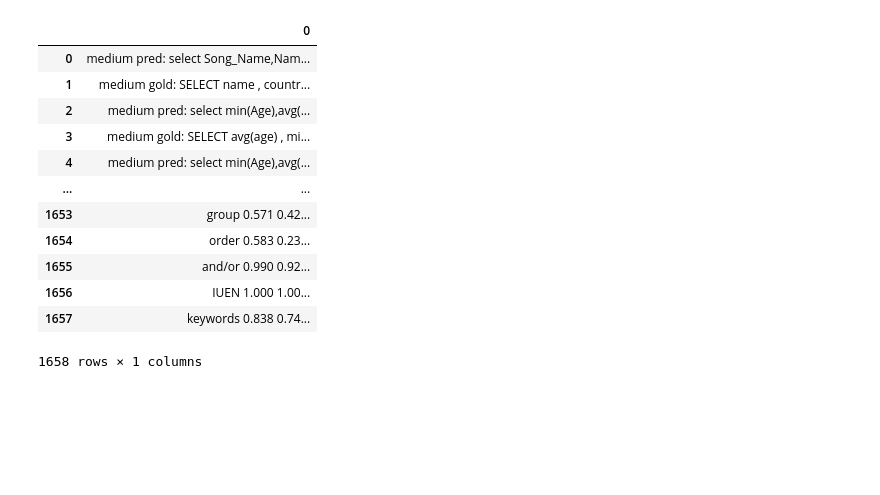
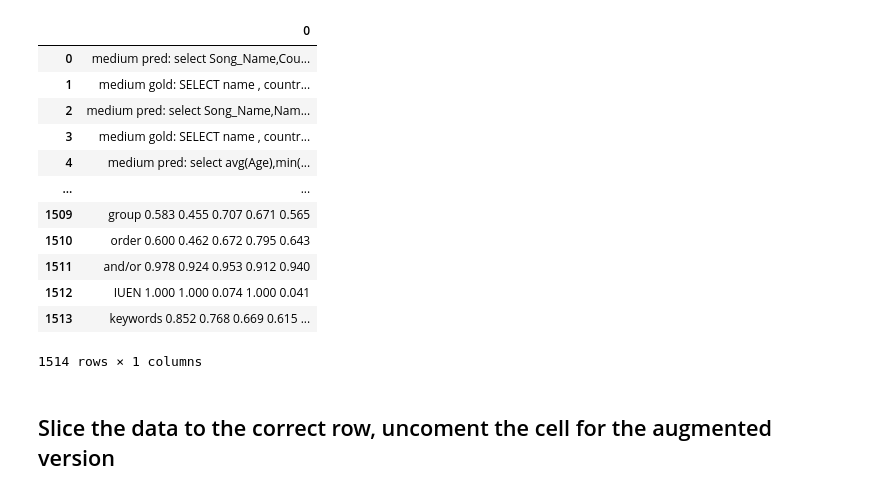
Before and after one commit to yuriyvnv/Neural-Rule-Based-model-for-Text-to-SQL, a Jupyter notebook: Results/EditSQLResults/reproduceResultsSyntaxSQL.ipynb, the cells around one changed output. Drawn from its saved outputs; the diff is of its cells as text; code cells hidden in the pictures; blank space fills up the shorter version.

Commit message:
Finalised the results for SyntaxSQLNet

```diff
--- a/Results/EditSQLResults/reproduceResultsSyntaxSQL.ipynb
+++ b/Results/EditSQLResults/reproduceResultsSyntaxSQL.ipynb
@@ -1,18 +9,18 @@
 # %%
 import pandas as pd
-data = pd.read_csv("/Users/yuriy/Downloads/generated_datasets/generated_data/saved_models/dev_result_eval.txt", sep="\t", header=None)
+data = pd.read_csv("/Users/yuriy/Downloads/generated_datasets/generated_data_augment/saved_models/dev_result_eval.txt", sep="\t", header=None)
 data
 # %% [output]
 |  | 0 |
-| 0 | medium pred: select Song_Name,Nam... |
+| 0 | medium pred: select Song_Name,Cou... |
 | 1 | medium gold: SELECT name , countr... |
-| 2 | medium pred: select min(Age),avg(... |
-| 3 | medium gold: SELECT avg(age) , mi... |
-| 4 | medium pred: select min(Age),avg(... |
+| 2 | medium pred: select Song_Name,Nam... |
+| 3 | medium gold: SELECT name , countr... |
+| 4 | medium pred: select avg(Age),min(... |
 | ... | ... |
-| 1653 | group 0.571 0.42... |
-| 1654 | order 0.583 0.23... |
-| 1655 | and/or 0.990 0.92... |
-| 1656 | IUEN 1.000 1.00... |
-| 1657 | keywords 0.838 0.74... |
+| 1509 | group 0.583 0.455 0.707 0.671 0.565 |
+| 1510 | order 0.600 0.462 0.672 0.795 0.643 |
+| 1511 | and/or 0.978 0.924 0.953 0.912 0.940 |
+| 1512 | IUEN 1.000 1.000 0.074 1.000 0.041 |
+| 1513 | keywords 0.852 0.768 0.669 0.615 ... |
-1658 rows × 1 columns
+1514 rows × 1 columns
@@ -20,0 +27,2 @@ filtered_data= data[:1621]
+# %% [markdown]
+## Slice the data to the correct row, uncoment the cell for the augmented version
```
Also changed, not shown: parts of 32 cells of this notebook, 3 other files.
